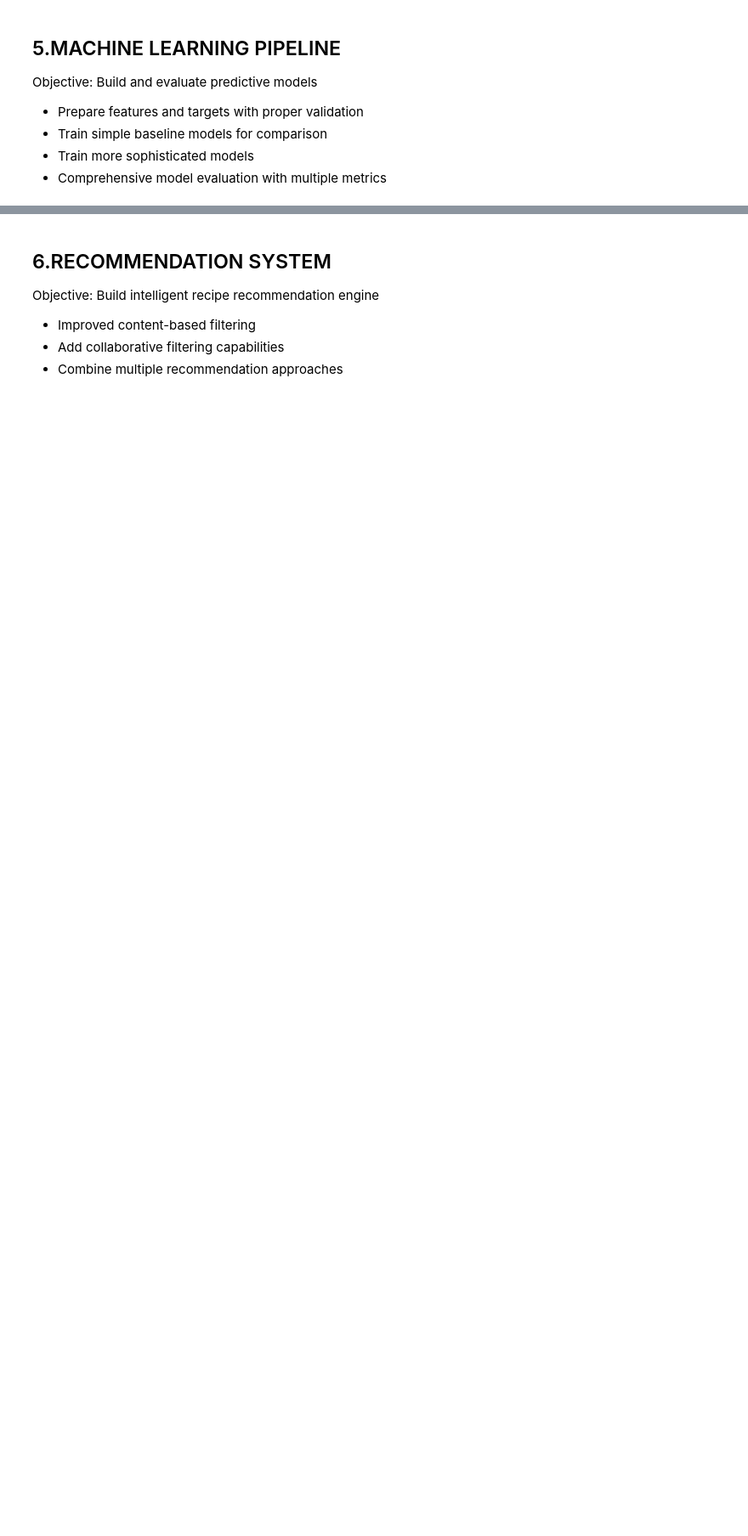
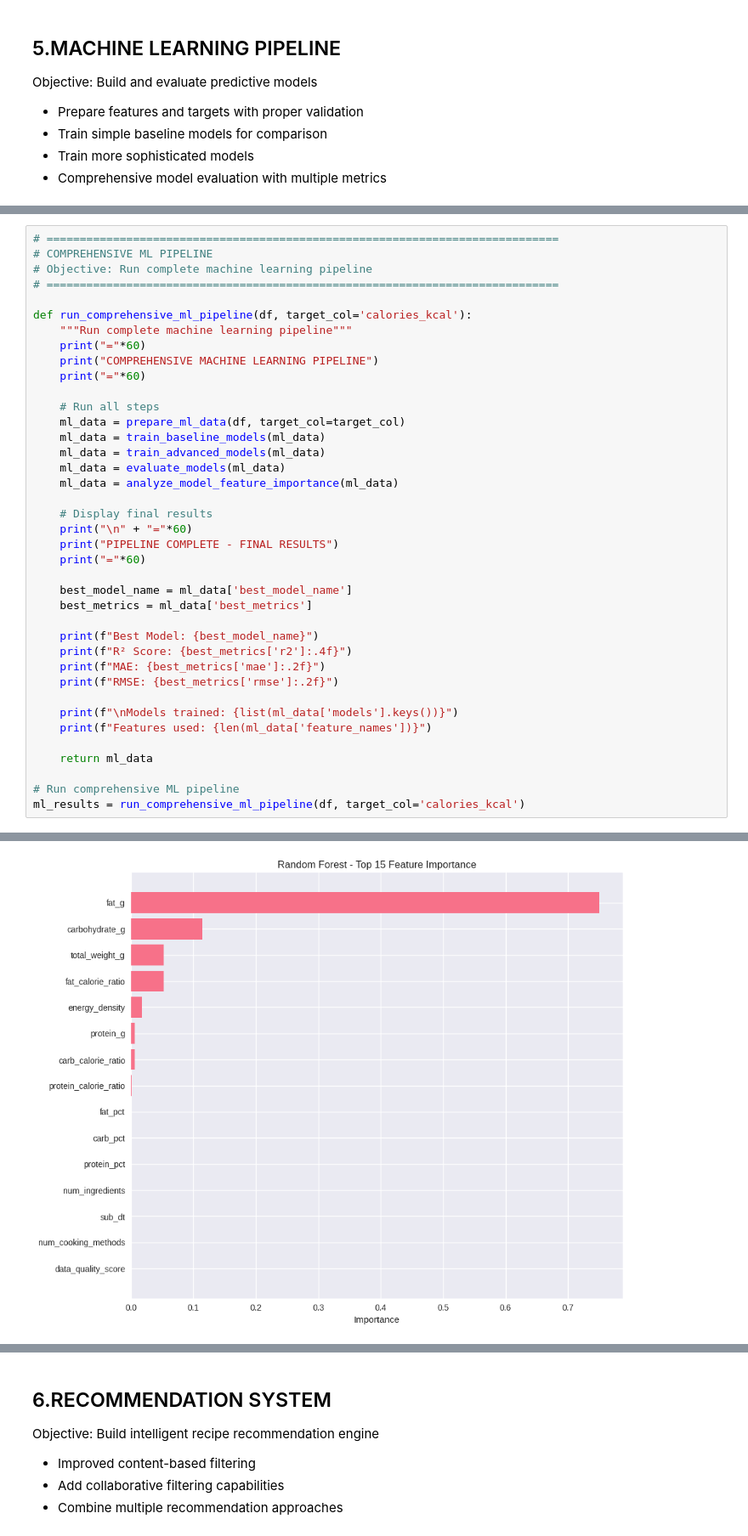
Before and after one commit to CTC3PO/ml-smart-recipe-rec, a Jupyter notebook: _archived code/recipe_recs_2.ipynb, the cells around one changed output, grey strips where cells are left out. Shown at 85% size. Saved outputs shown, nothing was run; the diff lists cells and outputs as text; blank space fills up the shorter version.

```diff
--- a/_archived code/recipe_recs_2.ipynb
+++ b/_archived code/recipe_recs_2.ipynb
@@ -1189,0 +1262,40 @@ Best model: Random Forest (R²: 0.9995)
+# %%
+# =============================================================================
+# COMPREHENSIVE ML PIPELINE
+# Objective: Run complete machine learning pipeline
+# =============================================================================
+
+def run_comprehensive_ml_pipeline(df, target_col='calories_kcal'):
+    """Run complete machine learning pipeline"""
+    print("="*60)
+    print("COMPREHENSIVE MACHINE LEARNING PIPELINE")
+    print("="*60)
+
+    # Run all steps
+    ml_data = prepare_ml_data(df, target_col=target_col)
+    ml_data = train_baseline_models(ml_data)
+    ml_data = train_advanced_models(ml_data)
+    ml_data = evaluate_models(ml_data)
+    ml_data = analyze_model_feature_importance(ml_data)
+
+    # Display final results
+    print("\n" + "="*60)
+    print("PIPELINE COMPLETE - FINAL RESULTS")
+    print("="*60)
+
+    best_model_name = ml_data['best_model_name']
+    best_metrics = ml_data['best_metrics']
+
+    print(f"Best Model: {best_model_name}")
+    print(f"R² Score: {best_metrics['r2']:.4f}")
+    print(f"MAE: {best_metrics['mae']:.2f}")
+    print(f"RMSE: {best_metrics['rmse']:.2f}")
+
+    print(f"\nModels trained: {list(ml_data['models'].keys())}")
+    print(f"Features used: {len(ml_data['feature_names'])}")
+
+    return ml_data
+
+# Run comprehensive ML pipeline
+ml_results = run_comprehensive_ml_pipeline(df, target_col='calories_kcal')
+# %% [output]
@@ -1189,0 +1323 @@ Best model: Random Forest (R²: 0.9995)
+[figure, added]
```
Also changed, not shown: parts of 6 cells of this notebook, 3 other files.
